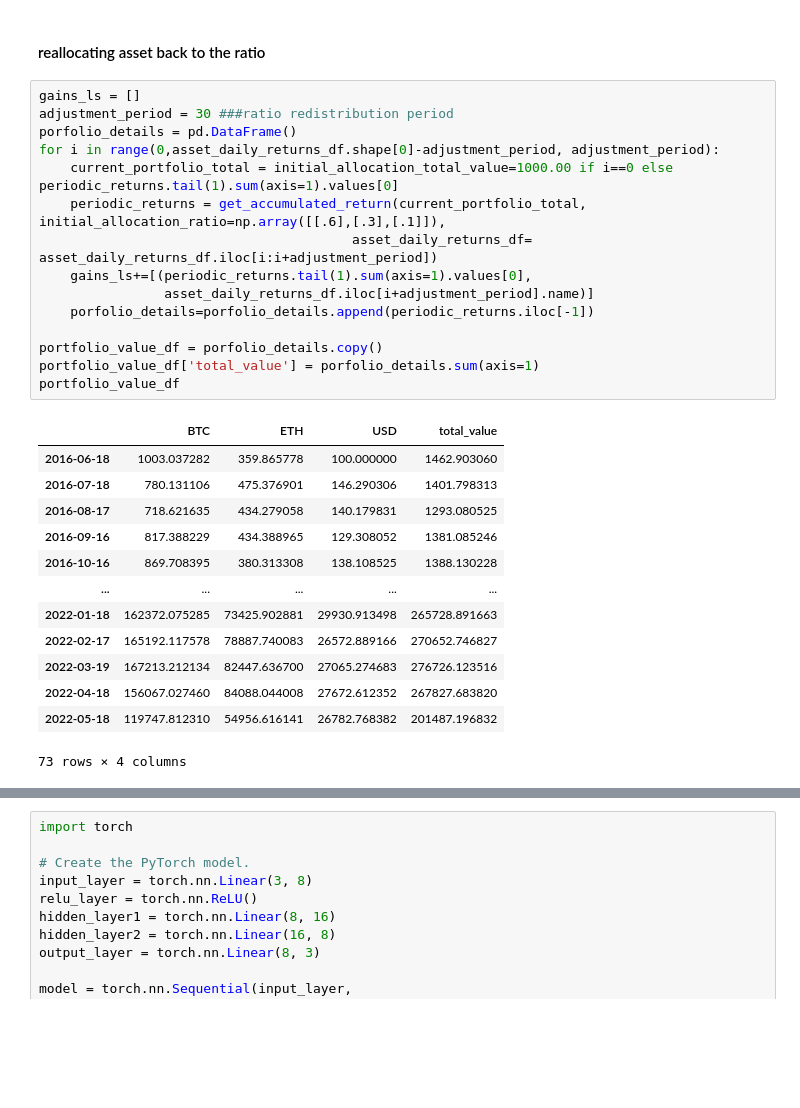
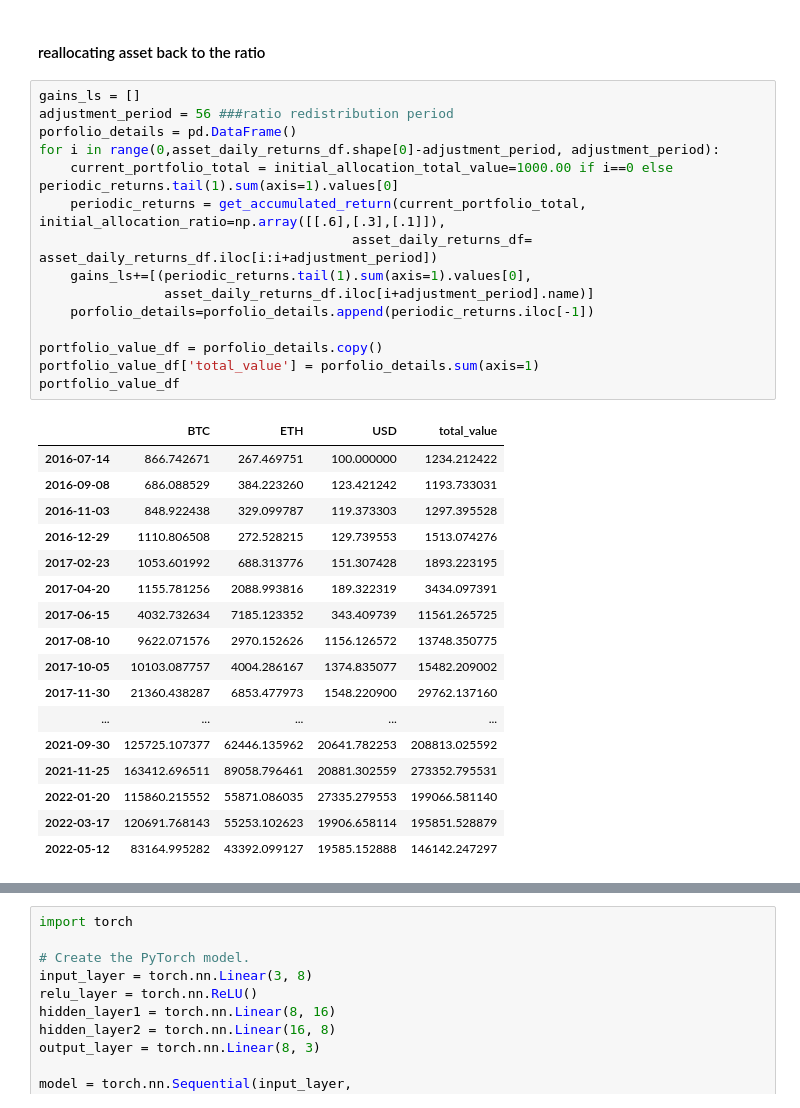
Before and after one commit to Zhimin90/crypto_portfolio_manager, a Jupyter notebook: dataset.ipynb, the cells around one changed output, grey strips where cells are left out. Cells and saved outputs as stored; diff of their text form; blank space fills up the shorter version.

```diff
--- a/dataset.ipynb
+++ b/dataset.ipynb
@@ -363,32 +363,36 @@ portfolio_value_df['total_value'] = porfolio_details.sum(axis=1)
 #### reallocating asset back to the ratio
 # %%
 gains_ls = []
-adjustment_period = 30 ###ratio redistribution period
+adjustment_period = 56 ###ratio redistribution period
 porfolio_details = pd.DataFrame()
 for i in range(0,asset_daily_returns_df.shape[0]-adjustment_period, adjustment_period):
     current_portfolio_total = initial_allocation_total_value=1000.00 if i==0 else periodic_returns.tail(1).sum(axis=1).values[0]
     periodic_returns = get_accumulated_return(current_portfolio_total, initial_allocation_ratio=np.array([[.6],[.3],[.1]]),
                                         asset_daily_returns_df= asset_daily_returns_df.iloc[i:i+adjustment_period])
     gains_ls+=[(periodic_returns.tail(1).sum(axis=1).values[0],
                 asset_daily_returns_df.iloc[i+adjustment_period].name)]
     porfolio_details=porfolio_details.append(periodic_returns.iloc[-1])
 
 portfolio_value_df = porfolio_details.copy()
 portfolio_value_df['total_value'] = porfolio_details.sum(axis=1)
 portfolio_value_df
 # %% [output]
 |  | BTC | ETH | USD | total_value |
-| 2016-06-18 | 1003.037282 | 359.865778 | 100.000000 | 1462.903060 |
-| 2016-07-18 | 780.131106 | 475.376901 | 146.290306 | 1401.798313 |
-| 2016-08-17 | 718.621635 | 434.279058 | 140.179831 | 1293.080525 |
-| 2016-09-16 | 817.388229 | 434.388965 | 129.308052 | 1381.085246 |
-| 2016-10-16 | 869.708395 | 380.313308 | 138.108525 | 1388.130228 |
+| 2016-07-14 | 866.742671 | 267.469751 | 100.000000 | 1234.212422 |
+| 2016-09-08 | 686.088529 | 384.223260 | 123.421242 | 1193.733031 |
+| 2016-11-03 | 848.922438 | 329.099787 | 119.373303 | 1297.395528 |
+| 2016-12-29 | 1110.806508 | 272.528215 | 129.739553 | 1513.074276 |
+| 2017-02-23 | 1053.601992 | 688.313776 | 151.307428 | 1893.223195 |
+| 2017-04-20 | 1155.781256 | 2088.993816 | 189.322319 | 3434.097391 |
+| 2017-06-15 | 4032.732634 | 7185.123352 | 343.409739 | 11561.265725 |
+| 2017-08-10 | 9622.071576 | 2970.152626 | 1156.126572 | 13748.350775 |
+| 2017-10-05 | 10103.087757 | 4004.286167 | 1374.835077 | 15482.209002 |
+| 2017-11-30 | 21360.438287 | 6853.477973 | 1548.220900 | 29762.137160 |
 | ... | ... | ... | ... | ... |
-| 2022-01-18 | 162372.075285 | 73425.902881 | 29930.913498 | 265728.891663 |
-| 2022-02-17 | 165192.117578 | 78887.740083 | 26572.889166 | 270652.746827 |
-| 2022-03-19 | 167213.212134 | 82447.636700 | 27065.274683 | 276726.123516 |
-| 2022-04-18 | 156067.027460 | 84088.044008 | 27672.612352 | 267827.683820 |
-| 2022-05-18 | 119747.812310 | 54956.616141 | 26782.768382 | 201487.196832 |
+| 2021-09-30 | 125725.107377 | 62446.135962 | 20641.782253 | 208813.025592 |
+| 2021-11-25 | 163412.696511 | 89058.796461 | 20881.302559 | 273352.795531 |
+| 2022-01-20 | 115860.215552 | 55871.086035 | 27335.279553 | 199066.581140 |
+| 2022-03-17 | 120691.768143 | 55253.102623 | 19906.658114 | 195851.528879 |
+| 2022-05-12 | 83164.995282 | 43392.099127 | 19585.152888 | 146142.247297 |
-73 rows × 4 columns
 # %%
 #### static allocation
```
Also changed, not shown: parts of 15 cells of this notebook.
